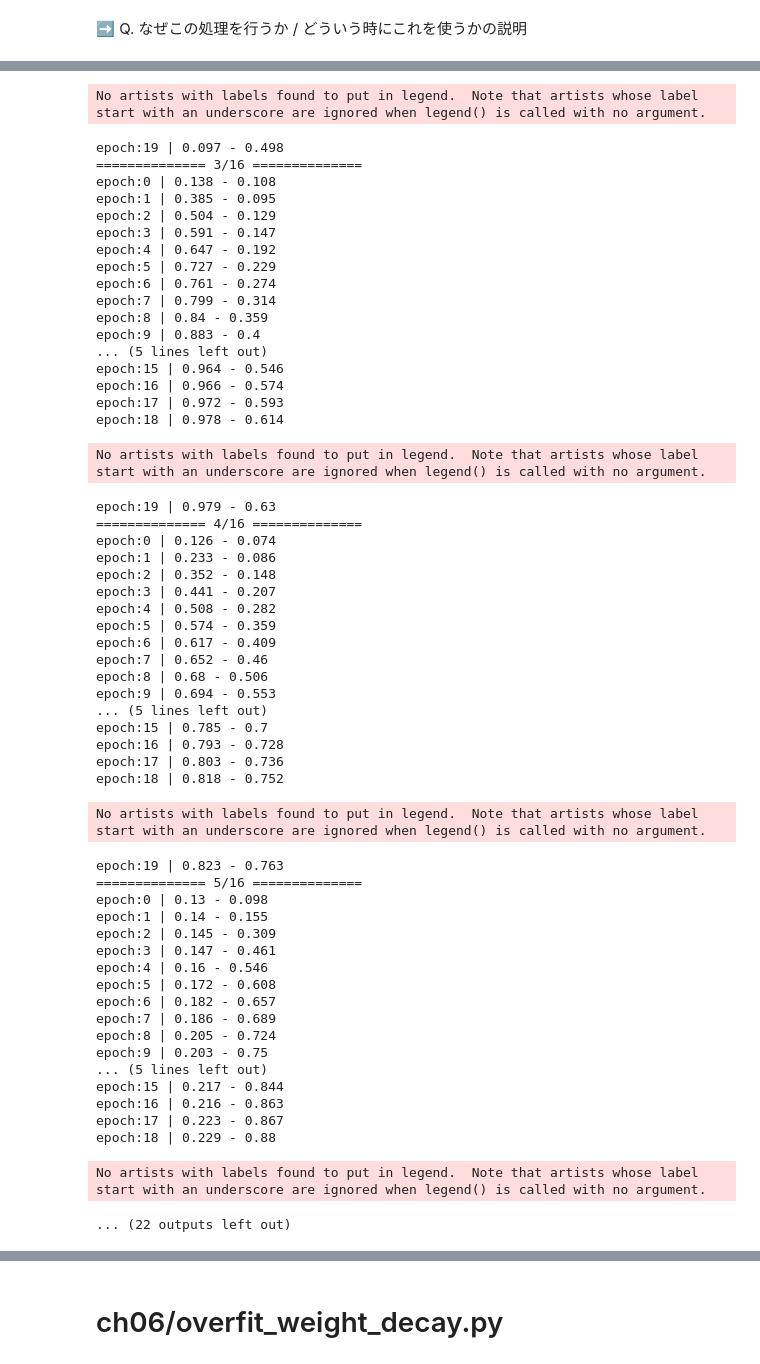
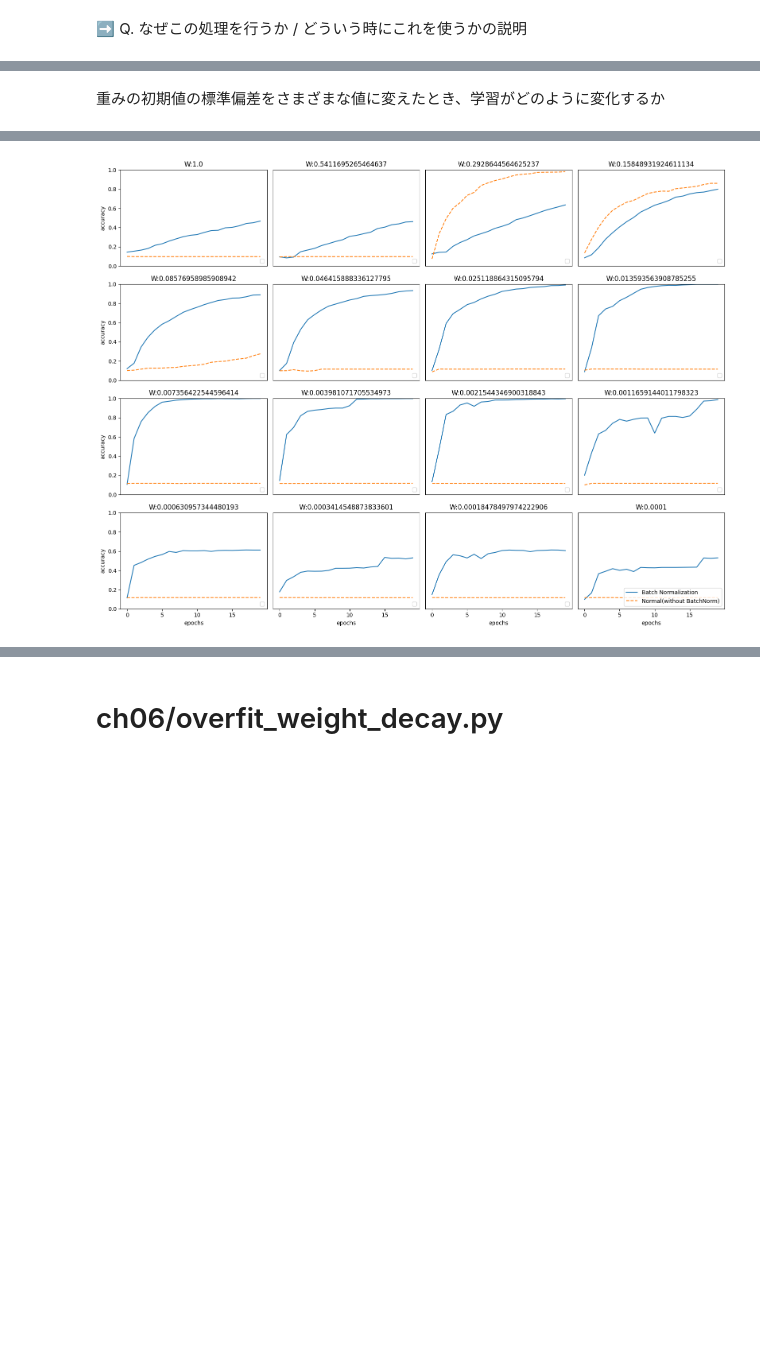
Before and after one commit to AcademiXBase/deep-learning-from-scratch, a Jupyter notebook: my_notebooks/ch06_02.ipynb, the cells around one changed output, grey strips where cells are left out. Cells and saved outputs as stored; diff of their text form; code cells hidden in the pictures; blank space fills up the shorter version.

```diff
--- a/my_notebooks/ch06_02.ipynb
+++ b/my_notebooks/ch06_02.ipynb
@@ -112,3 +82,5 @@ b3:1.7990357854824612e-07
+# %% [markdown]
+重みの初期値の標準偏差をさまざまな値に変えたとき、学習がどのように変化するか
 # %%
 import sys, os
 sys.path.append(os.pardir)  # 親ディレクトリのファイルをインポートするための設定
@@ -158,7 +130,7 @@ def __train(weight_init_std):
             train_acc_list.append(train_acc)
             bn_train_acc_list.append(bn_train_acc)
 
-            print("epoch:" + str(epoch_cnt) + " | " + str(train_acc) + " - " + str(bn_train_acc))
+            # print("epoch:" + str(epoch_cnt) + " | " + str(train_acc) + " - " + str(bn_train_acc))
 
             epoch_cnt += 1
             if epoch_cnt >= max_epochs:
@@ -171,8 +143,10 @@ def __train(weight_init_std):
 weight_scale_list = np.logspace(0, -4, num=16)
 x = np.arange(max_epochs)
 
+plt.figure(figsize=(16, 12)) # 追記
+
 for i, w in enumerate(weight_scale_list):
-    print( "============== " + str(i+1) + "/16" + " ==============")
+    # print( "============== " + str(i+1) + "/16" + " ==============")
     train_acc_list, bn_train_acc_list = __train(w)
 
     plt.subplot(4,4,i+1)
@@ -195,5 +169,6 @@ for i, w in enumerate(weight_scale_list):
         plt.xlabel("epochs")
     plt.legend(loc='lower right')
 
+plt.tight_layout() # 追記
 plt.show()
 # %% [output]
@@ -242,56 +175 @@ epoch:18 | 0.097 - 0.485
-No artists with labels found to put in legend.  Note that artists whose label start with an underscore are ignored when legend() is called with no argument.
-epoch:19 | 0.097 - 0.498
-============== 3/16 ==============
-epoch:0 | 0.138 - 0.108
-epoch:1 | 0.385 - 0.095
-epoch:2 | 0.504 - 0.129
-epoch:3 | 0.591 - 0.147
-epoch:4 | 0.647 - 0.192
-epoch:5 | 0.727 - 0.229
-epoch:6 | 0.761 - 0.274
-epoch:7 | 0.799 - 0.314
-epoch:8 | 0.84 - 0.359
-epoch:9 | 0.883 - 0.4
-... (5 lines left out)
-epoch:15 | 0.964 - 0.546
-epoch:16 | 0.966 - 0.574
-epoch:17 | 0.972 - 0.593
-epoch:18 | 0.978 - 0.614
-No artists with labels found to put in legend.  Note that artists whose label start with an underscore are ignored when legend() is called with no argument.
-epoch:19 | 0.979 - 0.63
-============== 4/16 ==============
-epoch:0 | 0.126 - 0.074
-epoch:1 | 0.233 - 0.086
-epoch:2 | 0.352 - 0.148
-epoch:3 | 0.441 - 0.207
-epoch:4 | 0.508 - 0.282
-epoch:5 | 0.574 - 0.359
-epoch:6 | 0.617 - 0.409
-epoch:7 | 0.652 - 0.46
-epoch:8 | 0.68 - 0.506
-epoch:9 | 0.694 - 0.553
-... (5 lines left out)
-epoch:15 | 0.785 - 0.7
-epoch:16 | 0.793 - 0.728
-epoch:17 | 0.803 - 0.736
-epoch:18 | 0.818 - 0.752
-No artists with labels found to put in legend.  Note that artists whose label start with an underscore are ignored when legend() is called with no argument.
-epoch:19 | 0.823 - 0.763
-============== 5/16 ==============
-epoch:0 | 0.13 - 0.098
-epoch:1 | 0.14 - 0.155
-epoch:2 | 0.145 - 0.309
-epoch:3 | 0.147 - 0.461
-epoch:4 | 0.16 - 0.546
-epoch:5 | 0.172 - 0.608
-epoch:6 | 0.182 - 0.657
-epoch:7 | 0.186 - 0.689
-epoch:8 | 0.205 - 0.724
-epoch:9 | 0.203 - 0.75
-... (5 lines left out)
-epoch:15 | 0.217 - 0.844
-epoch:16 | 0.216 - 0.863
-epoch:17 | 0.223 - 0.867
-epoch:18 | 0.229 - 0.88
-No artists with labels found to put in legend.  Note that artists whose label start with an underscore are ignored when legend() is called with no argument.
-... (22 outputs left out)
+[figure, added]
```
Also changed, not shown: parts of 12 cells of this notebook.
